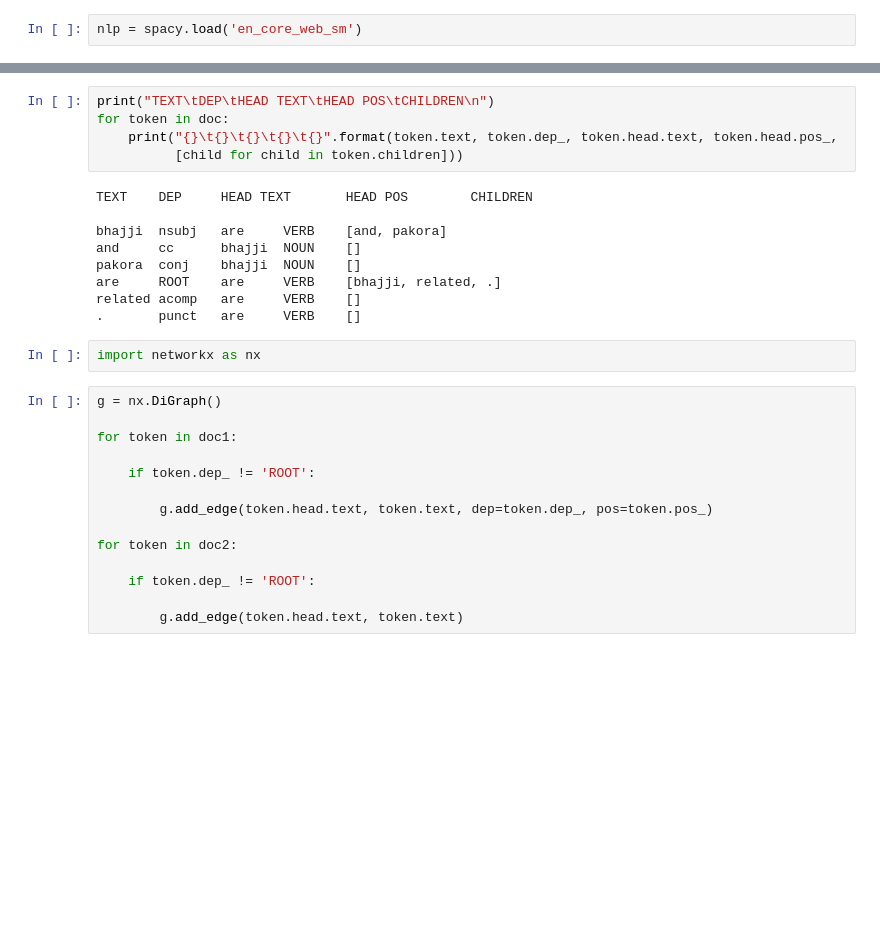
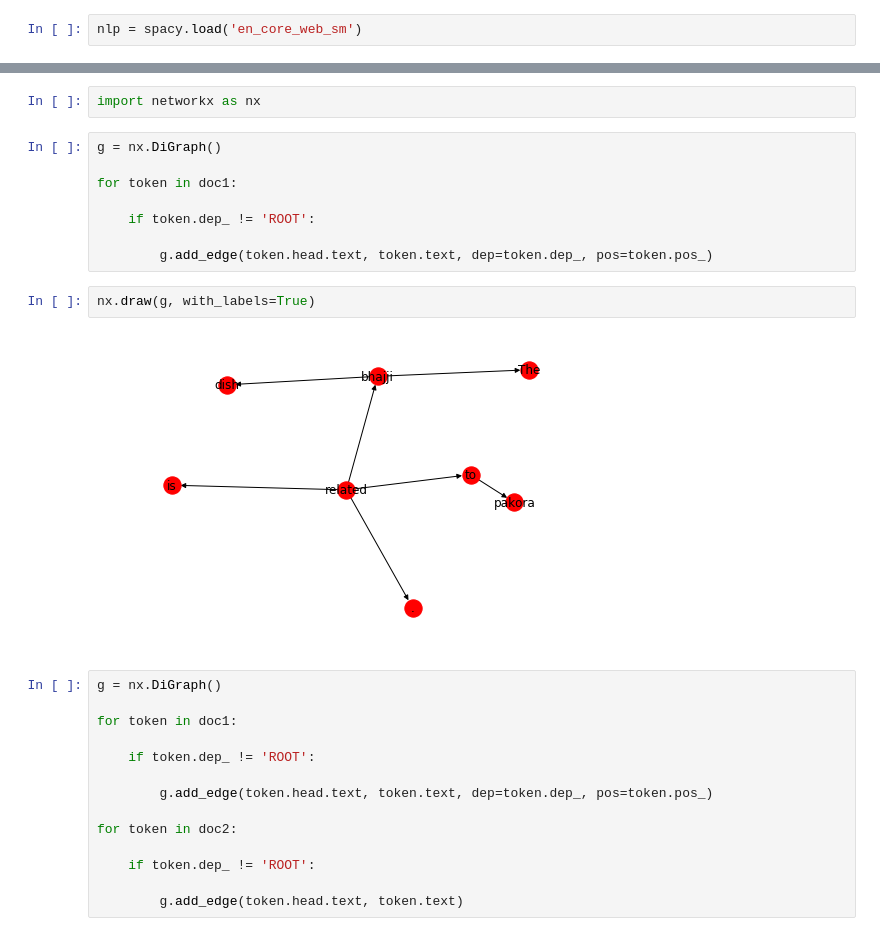
Before and after one commit to abevieiramota/challenge-webnlg, a Jupyter notebook: notebook/2 - Syntatic Analysis.ipynb, the cells around one changed output, grey strips where cells are left out. Drawn from its saved outputs; the diff is of its cells as text; blank space fills up the shorter version.

```diff
--- a/notebook/2 - Syntatic Analysis.ipynb
+++ b/notebook/2 - Syntatic Analysis.ipynb
@@ -47,22 +47,20 @@ doc2 = nlp(s2)
 displacy.render(doc2, style='dep', jupyter=True)
 # %% [output]
 [interactive output not drawn]
-# %%
-print("TEXT\tDEP\tHEAD TEXT\tHEAD POS\tCHILDREN\n")
-for token in doc:
-    print("{}\t{}\t{}\t{}\t{}".format(token.text, token.dep_, token.head.text, token.head.pos_,
-          [child for child in token.children]))
-# %% [output]
-TEXT    DEP     HEAD TEXT       HEAD POS        CHILDREN
-
-bhajji  nsubj   are     VERB    [and, pakora]
-and     cc      bhajji  NOUN    []
-pakora  conj    bhajji  NOUN    []
-are     ROOT    are     VERB    [bhajji, related, .]
-related acomp   are     VERB    []
-.       punct   are     VERB    []
 # %%
 import networkx as nx
+# %%
+g = nx.DiGraph()
+
+for token in doc1:
+
+    if token.dep_ != 'ROOT':
+
+        g.add_edge(token.head.text, token.text, dep=token.dep_, pos=token.pos_)
+# %%
+nx.draw(g, with_labels=True)
+# %% [output]
+[figure, added]
 # %%
 g = nx.DiGraph()
 
```
Also changed, not shown: parts of 9 cells of this notebook, 2 other files.
